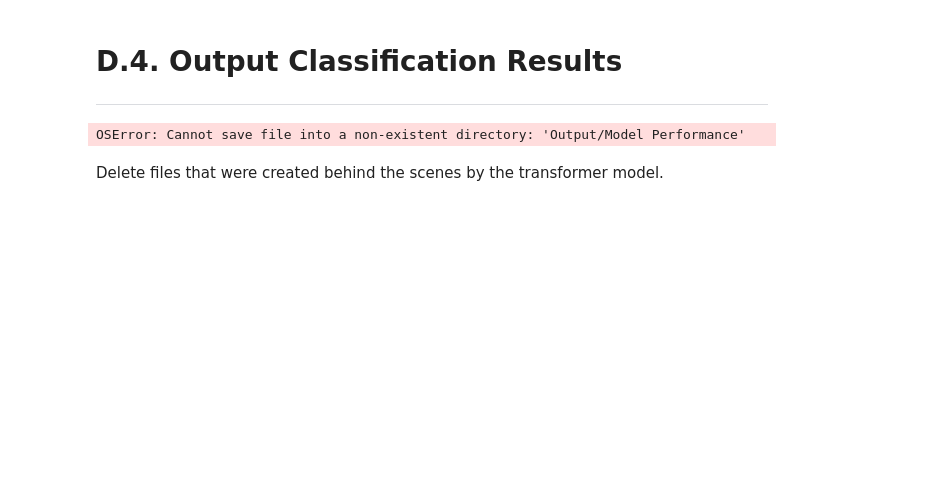
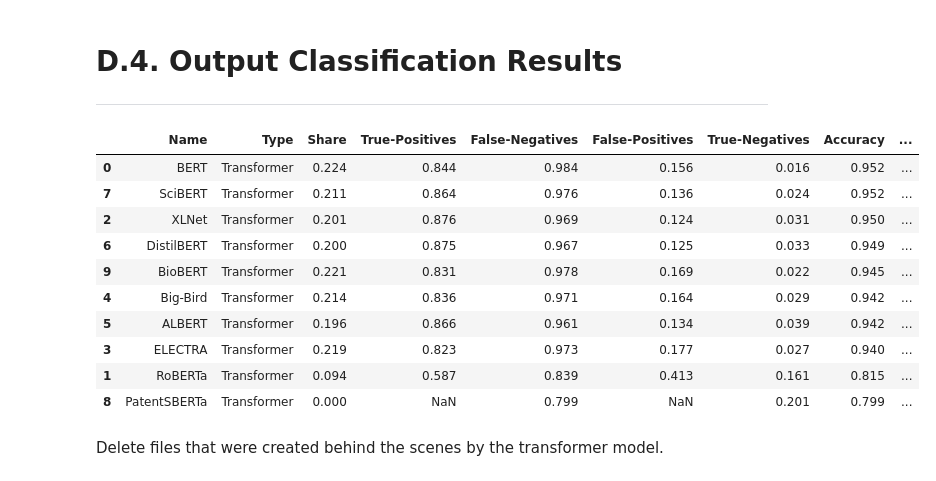
Before and after one commit to hildert/US-AI-Patents, a Jupyter notebook: Notebook D. Text Classification with Transformer Model.ipynb, the cells around one changed output. Cells and saved outputs as stored; diff of their text form; code cells hidden in the pictures; blank space fills up the shorter version.

```diff
--- a/Notebook D. Text Classification with Transformer Model.ipynb
+++ b/Notebook D. Text Classification with Transformer Model.ipynb
@@ -257,27 +248,40 @@ If this is a private repository, make sure to pass a token having permission to
 # D.4. Output Classification Results #
 ----
 # %%
+import os
+
 # Convert List to Dataframe #
 RESULTS_TABLE = pd.DataFrame(RESULTS, columns = ["Name", "Share", "True-Positives",
                                                  "False-Negatives", "False-Positives",
                                                  "True-Negatives","Accuracy", "AUC",
                                                  "Precision", "Recall", "F1"] )
 
 RESULTS_TABLE["Type"] = "Transformer"
 RESULTS_TABLE = RESULTS_TABLE[["Name", "Type", "Share", "True-Positives",
                                "False-Negatives", "False-Positives",
                                "True-Negatives","Accuracy", "AUC",
                                "Precision", "Recall", "F1"]]
 
-
+# Ensure the directory exists before saving #
+os.makedirs("./Output/Model Performance/", exist_ok=True)
 
 # Output Results #
 RESULTS_TABLE.sort_values("Accuracy", ascending = False ).to_csv("./Output/Model Performance/Transformer Classification Model Performance.csv")
 
 # Display Results -- Out of Sample (Holdout) prediction -- Sorted by Accuracy #
 RESULTS_TABLE.sort_values("Accuracy", ascending = False )
 # %% [output]
-OSError: Cannot save file into a non-existent directory: 'Output/Model Performance'
+|  | Name | Type | Share | True-Positives | False-Negatives | False-Positives | True-Negatives | Accuracy | ... |
+| 0 | BERT | Transformer | 0.224 | 0.844 | 0.984 | 0.156 | 0.016 | 0.952 | ... |
+| 7 | SciBERT | Transformer | 0.211 | 0.864 | 0.976 | 0.136 | 0.024 | 0.952 | ... |
+| 2 | XLNet | Transformer | 0.201 | 0.876 | 0.969 | 0.124 | 0.031 | 0.950 | ... |
+| 6 | DistilBERT | Transformer | 0.200 | 0.875 | 0.967 | 0.125 | 0.033 | 0.949 | ... |
+| 9 | BioBERT | Transformer | 0.221 | 0.831 | 0.978 | 0.169 | 0.022 | 0.945 | ... |
+| 4 | Big-Bird | Transformer | 0.214 | 0.836 | 0.971 | 0.164 | 0.029 | 0.942 | ... |
+| 5 | ALBERT | Transformer | 0.196 | 0.866 | 0.961 | 0.134 | 0.039 | 0.942 | ... |
+| 3 | ELECTRA | Transformer | 0.219 | 0.823 | 0.973 | 0.177 | 0.027 | 0.940 | ... |
+| 1 | RoBERTa | Transformer | 0.094 | 0.587 | 0.839 | 0.413 | 0.161 | 0.815 | ... |
+| 8 | PatentSBERTa | Transformer | 0.000 | NaN | 0.799 | NaN | 0.201 | 0.799 | ... |
 # %%
 # Output Classification Results for Training Dataset -- PREDICTED VALUES -- Out Of Sample (Holdout) Prediction #
 
```
Also changed, not shown: parts of 3 cells of this notebook.
